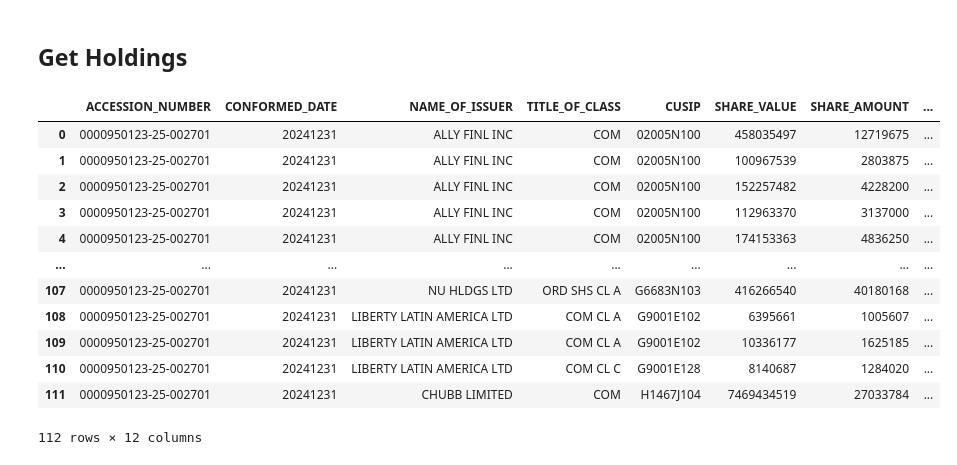
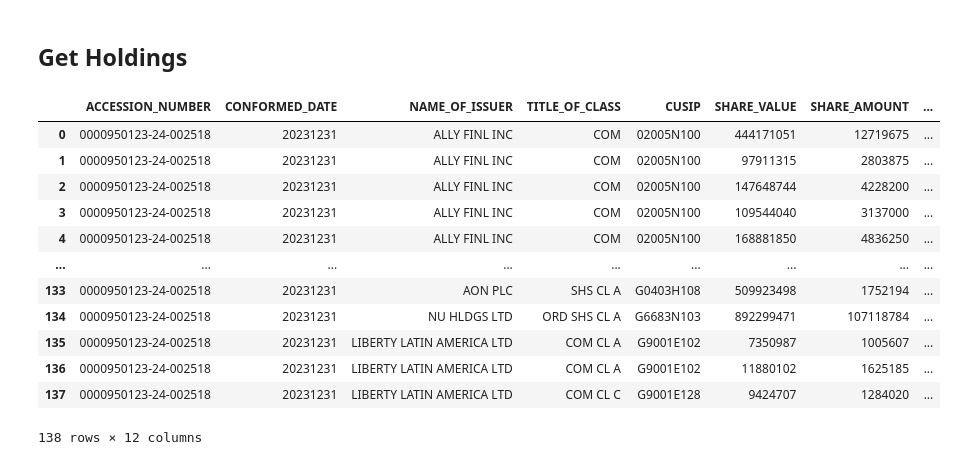
Before and after one commit to Atmosphere-Capital/sec-filings, a Jupyter notebook: demo.ipynb, the cells around one changed output. Saved outputs shown, nothing was run; the diff lists cells and outputs as text; code cells hidden in the pictures.

```diff
--- a/demo.ipynb
+++ b/demo.ipynb
@@ -76,0 +51,3 @@ company_info_df.drop_duplicates()
+# %%
+accession_df = pd.read_csv("./data_parse/accession_info.csv")
+accession_df.drop_duplicates()
@@ -77,19 +73,22 @@ company_info_df.drop_duplicates()
 # %% [markdown]
 ## Get Holdings
 # %%
-holdings_df = pd.read_csv("./data_parse/holdings/1067983/95012325002701.csv")
+cik = int(accession_df.iloc[0]['CIK'])
+accession_number = int(accession_df.iloc[0]['ACCESSION_NUMBER'])
+
+holdings_df = pd.read_csv(f"./data_parse/holdings/{cik}/{accession_number}.csv")
 holdings_df
 # %% [output]
 |  | ACCESSION_NUMBER | CONFORMED_DATE | NAME_OF_ISSUER | TITLE_OF_CLASS | CUSIP | SHARE_VALUE | SHARE_AMOUNT | ... |
-| 0 | 0000950123-25-002701 | 20241231 | ALLY FINL INC | COM | 02005N100 | 458035497 | 12719675 | ... |
-| 1 | 0000950123-25-002701 | 20241231 | ALLY FINL INC | COM | 02005N100 | 100967539 | 2803875 | ... |
-| 2 | 0000950123-25-002701 | 20241231 | ALLY FINL INC | COM | 02005N100 | 152257482 | 4228200 | ... |
-| 3 | 0000950123-25-002701 | 20241231 | ALLY FINL INC | COM | 02005N100 | 112963370 | 3137000 | ... |
-| 4 | 0000950123-25-002701 | 20241231 | ALLY FINL INC | COM | 02005N100 | 174153363 | 4836250 | ... |
+| 0 | 0000950123-24-002518 | 20231231 | ALLY FINL INC | COM | 02005N100 | 444171051 | 12719675 | ... |
+| 1 | 0000950123-24-002518 | 20231231 | ALLY FINL INC | COM | 02005N100 | 97911315 | 2803875 | ... |
+| 2 | 0000950123-24-002518 | 20231231 | ALLY FINL INC | COM | 02005N100 | 147648744 | 4228200 | ... |
+| 3 | 0000950123-24-002518 | 20231231 | ALLY FINL INC | COM | 02005N100 | 109544040 | 3137000 | ... |
+| 4 | 0000950123-24-002518 | 20231231 | ALLY FINL INC | COM | 02005N100 | 168881850 | 4836250 | ... |
 | ... | ... | ... | ... | ... | ... | ... | ... | ... |
-| 107 | 0000950123-25-002701 | 20241231 | NU HLDGS LTD | ORD SHS CL A | G6683N103 | 416266540 | 40180168 | ... |
-| 108 | 0000950123-25-002701 | 20241231 | LIBERTY LATIN AMERICA LTD | COM CL A | G9001E102 | 6395661 | 1005607 | ... |
-| 109 | 0000950123-25-002701 | 20241231 | LIBERTY LATIN AMERICA LTD | COM CL A | G9001E102 | 10336177 | 1625185 | ... |
-| 110 | 0000950123-25-002701 | 20241231 | LIBERTY LATIN AMERICA LTD | COM CL C | G9001E128 | 8140687 | 1284020 | ... |
-| 111 | 0000950123-25-002701 | 20241231 | CHUBB LIMITED | COM | H1467J104 | 7469434519 | 27033784 | ... |
+| 133 | 0000950123-24-002518 | 20231231 | AON PLC | SHS CL A | G0403H108 | 509923498 | 1752194 | ... |
+| 134 | 0000950123-24-002518 | 20231231 | NU HLDGS LTD | ORD SHS CL A | G6683N103 | 892299471 | 107118784 | ... |
+| 135 | 0000950123-24-002518 | 20231231 | LIBERTY LATIN AMERICA LTD | COM CL A | G9001E102 | 7350987 | 1005607 | ... |
+| 136 | 0000950123-24-002518 | 20231231 | LIBERTY LATIN AMERICA LTD | COM CL A | G9001E102 | 11880102 | 1625185 | ... |
+| 137 | 0000950123-24-002518 | 20231231 | LIBERTY LATIN AMERICA LTD | COM CL C | G9001E128 | 9424707 | 1284020 | ... |
-112 rows × 12 columns
+138 rows × 12 columns
```
Also changed, not shown: parts of 7 cells of this notebook, 7 other files.
